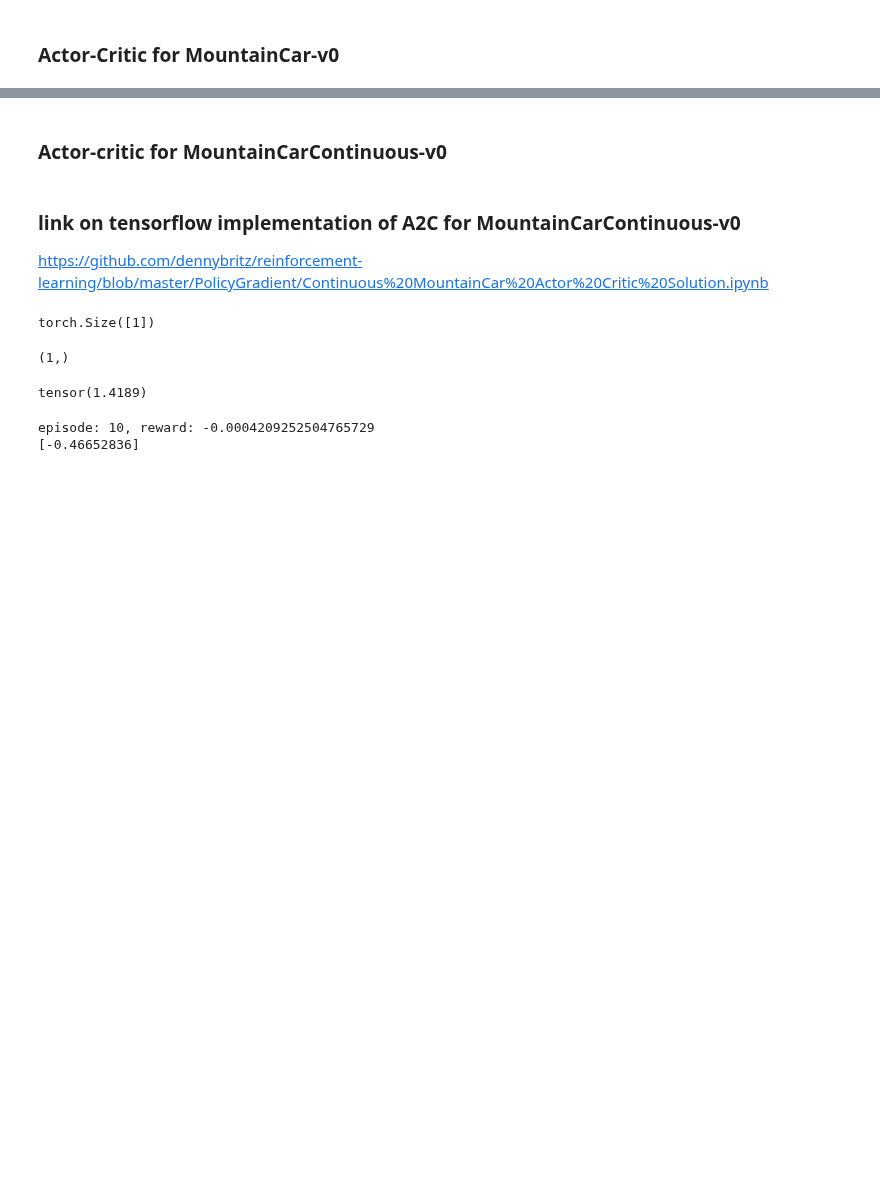
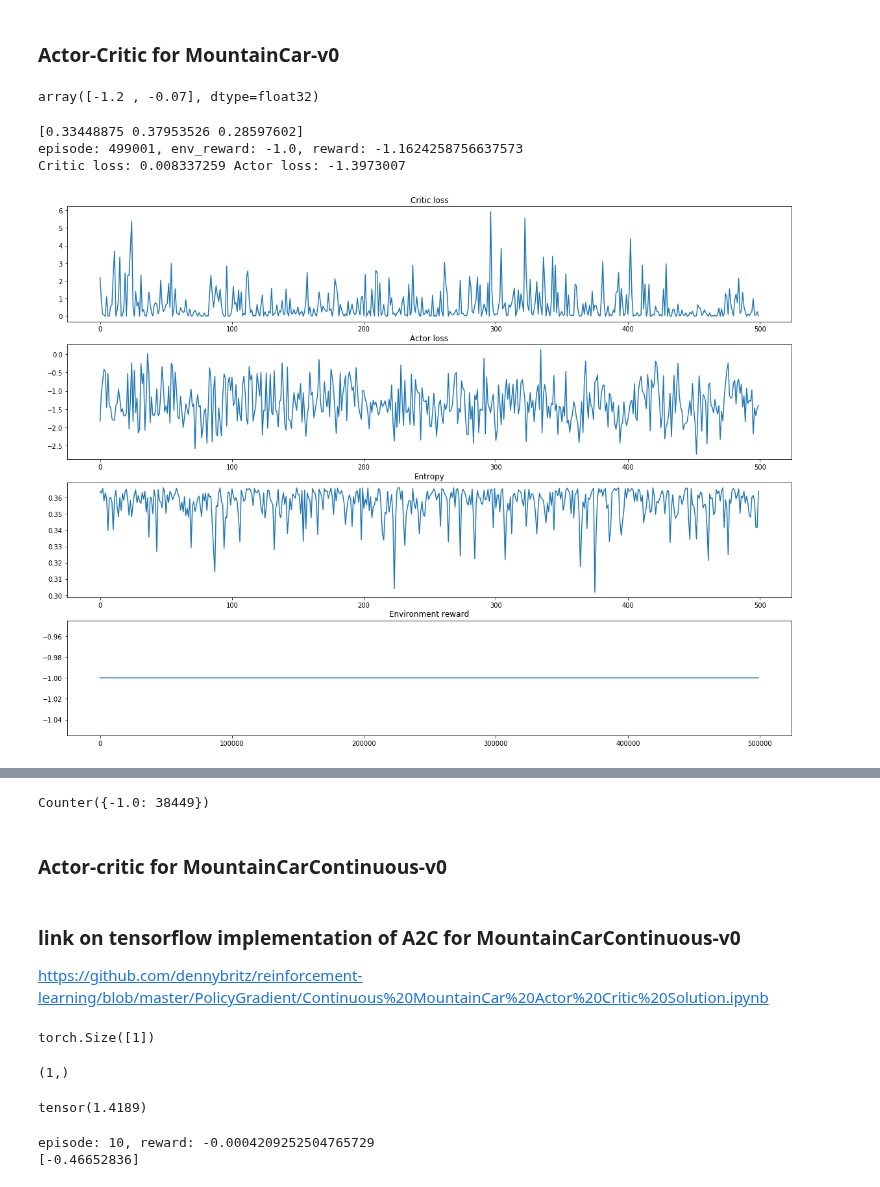
Before and after one commit to nik31096/Practical_RL, a Jupyter notebook: week7_pomdp/MountainCarContinious-v0.ipynb, the cells around one changed output, grey strips where cells are left out. Cells and saved outputs as stored; diff of their text form; code cells hidden in the pictures; blank space fills up the shorter version.

```diff
--- a/week7_pomdp/MountainCarContinious-v0.ipynb
+++ b/week7_pomdp/MountainCarContinious-v0.ipynb
@@ -19,5 +11,5 @@ from sklearn.kernel_approximation import RBFSampler
 # %%
-env = gym.make("MountainCar-v0")
+env = gym.make("MountainCar-v0").env
 s = env.reset()
 
 obs_shape = env.observation_space.shape
@@ -52,13 +17,17 @@ featured_shape = featurize_state(s).shape[0]
+# %%
+env.observation_space.low
+# %% [output]
+array([-1.2 , -0.07], dtype=float32)
 # %%
 class Network(nn.Module):
     def __init__(self):
         super(Network, self).__init__()
-        self.dense1 = nn.Linear(featured_shape, 200)
-        self.dense2 = nn.Linear(200, n_actions)
-        self.dense3 = nn.Linear(200, 1)
+        self.dense1 = nn.Linear(obs_shape[0], 400)
+        self.dense2 = nn.Linear(400, n_actions)
+        self.dense3 = nn.Linear(400, 1)
 
     def forward(self, x):
-        x = torch.FloatTensor(featurize_state(x))
+        x = torch.FloatTensor(x)
         x = self.dense1(x)
         x = F.relu(x)
         logits = self.dense2(x)
@@ -71,54 +40,70 @@ agent = Network()
 def where(cond, x1, x2):
     return (1 - cond)*x1 + cond*x2
 # %%
+%%time
 gamma = 0.99
-opt = torch.optim.Adam(agent.parameters(), lr=1e-4)
+opt = torch.optim.Adam(agent.parameters(), lr=5e-5)
 rewards = []
+env_rewards = []
 actorLoss = []
 criticLoss = []
 Entropy = []
 state = env.reset()
-for i_episode in range(100000):
+for i_episode in range(500000):
     logits, values = agent(state)
     policy = F.softmax(logits)
     log_policy = F.log_softmax(logits)
     action = np.random.choice(n_actions, p=policy.data.numpy())
-    next_state, reward, done, _ = env.step(action)
-    reward = torch.FloatTensor([reward])
-
-    _, next_values = agent(next_state)
+    next_state, env_reward, done, _ = env.step(action)
+    reward = torch.FloatTensor([env_reward + np.sin(3*state[0])]) # np.abs(state[0] + 0.5)
+    next_logits, next_values = agent(next_state)
     # actor
     entropy = -torch.mean(policy * log_policy)
     advantage = reward + gamma * next_values - torch.squeeze(values)
     advantage = reward if not done else reward + gamma * next_values - torch.squeeze(values)
-    actor_loss = -0.01 * entropy - torch.mean(advantage.detach() * log_policy[action])
+    actor_loss = -0.5*entropy - torch.mean(advantage.detach() * log_policy[action])
     # critic
-    td_target = reward + gamma * next_values.detach() if not done else reward
-    critic_loss = torch.mean((td_target - values) ** 2)
+    td_target = reward + gamma * next_values if not done else reward
+    critic_loss = torch.mean((td_target.detach() - values) ** 2)
 
     rewards.append(reward)
+    state = next_state
+    env_rewards.append(env_reward)
     loss = actor_loss + critic_loss
     loss.backward()
     opt.step()
     opt.zero_grad()
 
     if done:
         state = env.reset()
         continue
     if i_episode % 1000 == 0:
         clear_output(True)
         actorLoss.append(actor_loss.data.numpy())
         criticLoss.append(critic_loss.data.numpy())
         Entropy.append(entropy.data.numpy())
-        print("episode: {}, reward: {}".format(i_episode + 1, np.mean(rewards[-10:])))
+        print(policy.data.numpy())
+        print("episode: {}, env_reward: {}, reward: {}".format(i_episode + 1,
+                                                               np.mean(env_rewards[-10:]),
+                                                               np.mean(rewards[-10:])
+                                                              ))
         print("Critic loss:", criticLoss[-1], "Actor loss:", actorLoss[-1])
-        plt.subplot(131)
+        plt.figure(figsize=(20, 15))
+        plt.subplot(411)
         plt.plot(criticLoss)
         plt.title("Critic loss")
-        plt.subplot(132)
+        plt.subplot(412)
         plt.plot(actorLoss)
         plt.title("Actor loss")
-        plt.subplot(133)
+        plt.subplot(413)
         plt.plot(Entropy)
         plt.title("Entropy")
+        plt.subplot(414)
+        plt.plot(env_rewards)
+        plt.title("Environment reward")
         plt.show()
+# %% [output]
+[0.33448875 0.37953526 0.28597602]
+episode: 499001, env_reward: -1.0, reward: -1.1624258756637573
+Critic loss: 0.008337259 Actor loss: -1.3973007
+[figure, added]
@@ -124,0 +112,5 @@ for i_episode in range(100000):
+# %%
+from collections import Counter
+print(Counter(env_rewards))
+# %% [output]
+Counter({-1.0: 38449})
```
Also changed, not shown: parts of 6 cells of this notebook.
